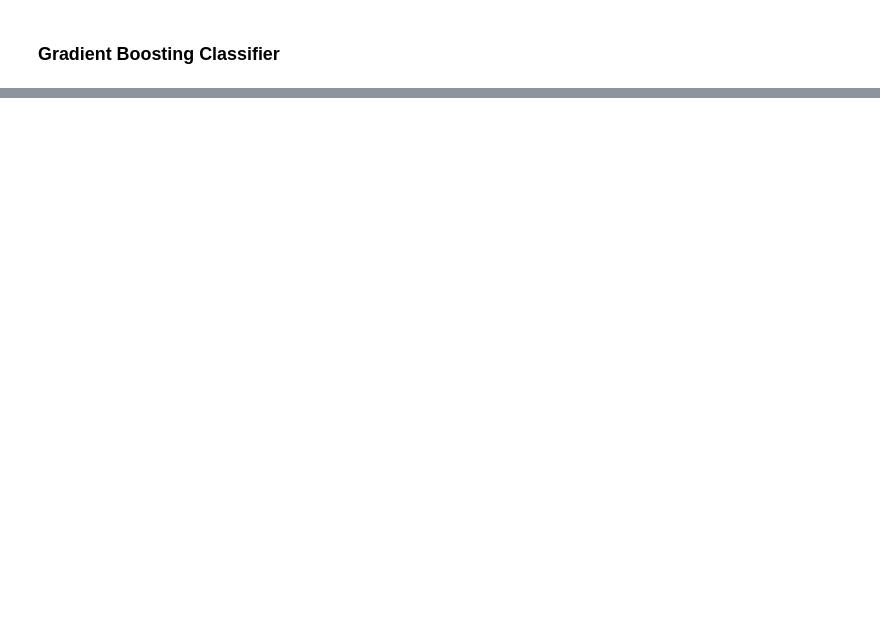
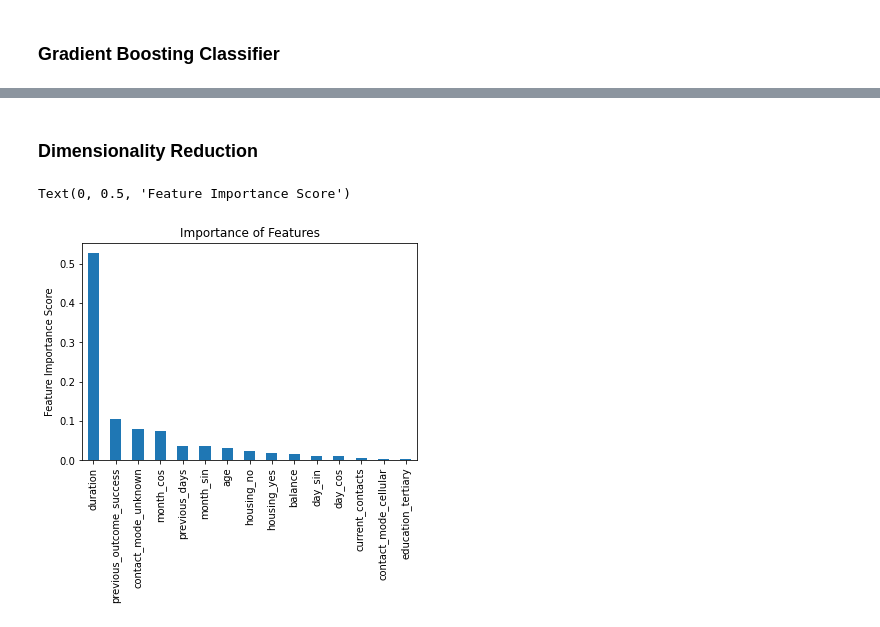
Before and after one commit to Solihin-k/bank_marketing, a Jupyter notebook: Bank_Marketing_Strategy.ipynb, the cells around one changed output, grey strips where cells are left out. Cells and saved outputs as stored; diff of their text form; code cells hidden in the pictures; blank space fills up the shorter version.

Commit message:
Added dimensionality reduction

```diff
--- a/Bank_Marketing_Strategy.ipynb
+++ b/Bank_Marketing_Strategy.ipynb
@@ -430,11 +442,4 @@ full_dataset.head()
-# %%
-from sklearn.model_selection import train_test_split
-
-features = full_dataset.iloc[:,0:-1]
-target = full_dataset.iloc[:,-1]
-
-features_train, features_test, target_train, target_test = train_test_split(features,
-                                                                            target,
-                                                                            test_size=0.20,
-                                                                            random_state=123,
-                                                                            stratify = target)
+# %%
+train_set_prep = transform(features_train)
+
+train_set_prep.head()
@@ -483,6 +510,6 @@ from sklearn.ensemble import GradientBoostingClassifier
 
 gbc = GradientBoostingClassifier()
 
-gbc = gbc.fit(features_train, target_train)
+gbc = gbc.fit(train_set_prep, target_train)
 
 gbc
@@ -494,9 +527,0 @@ gbc_result.mean()
-# %%
-gbc = gbc.fit(features_train, target_train)
-
-print("\n\n ---Random Forest Model---")
-gbc_roc_auc = roc_auc_score(target_test, gbc.predict(features_test))
-
-print("Random Forest AUC = %2.3f" % gbc_roc_auc)
-
-print(classification_report(target_test, gbc.predict(features_test)))
@@ -586,0 +528,11 @@ print(classification_report(target_test, rf_random.predict(features_test)))
+# %% [markdown]
+### Dimensionality Reduction
+# %%
+predictors = list(train_set_prep)
+
+feat_imp = pd.Series(gbc.feature_importances_, predictors).sort_values(ascending = False).nlargest(15)
+feat_imp.plot(kind = 'bar', title = 'Importance of Features')
+plt.ylabel('Feature Importance Score')
+# %% [output]
+Text(0, 0.5, 'Feature Importance Score')
+[figure, added]
```
Also changed, not shown: parts of 42 cells of this notebook.
